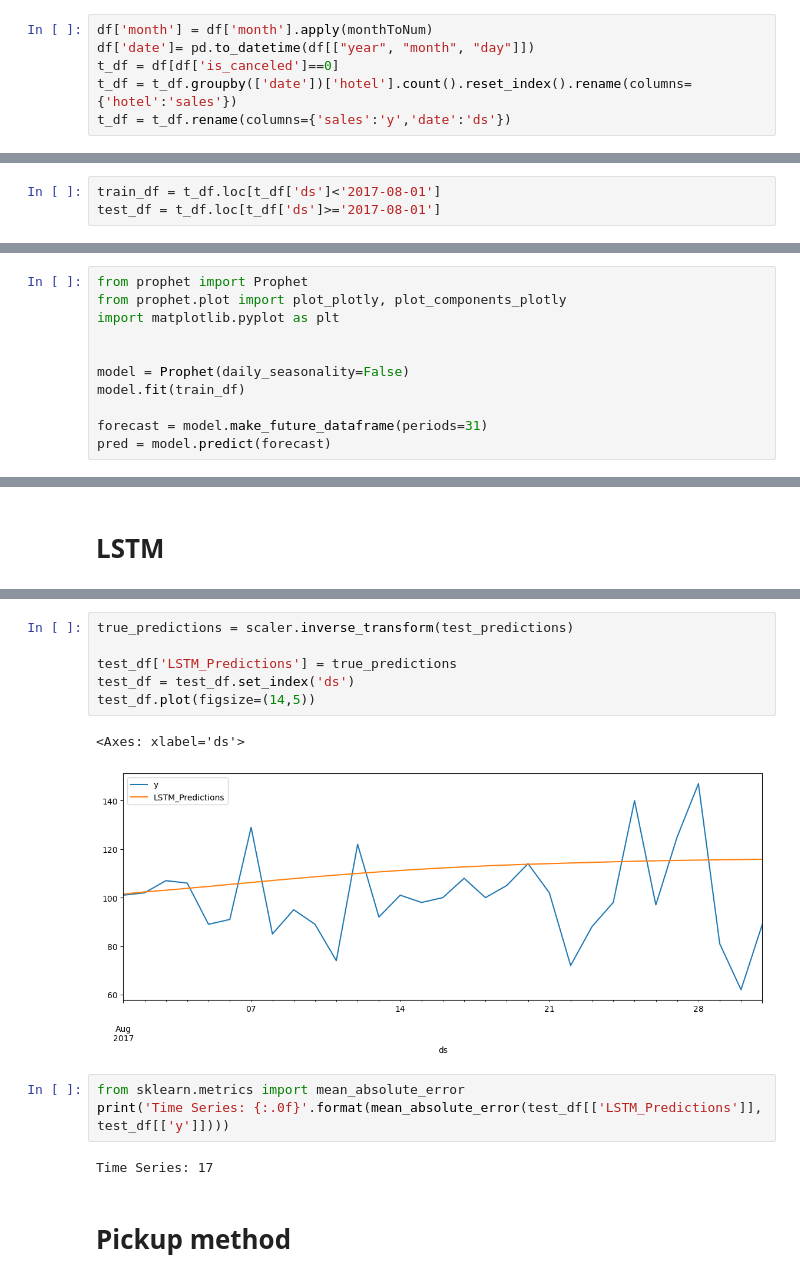
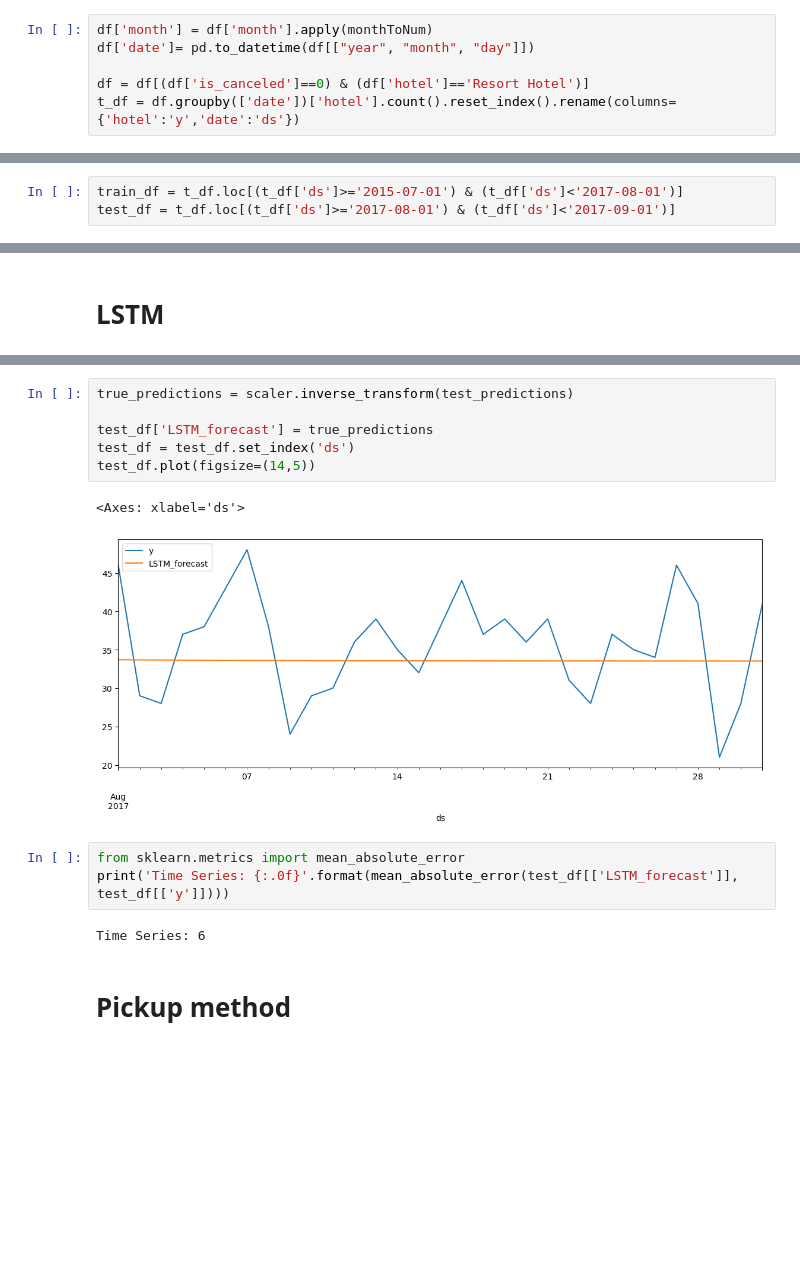
Before and after one commit to yuchenyeh/Machine-Learning-with-Python, a Jupyter notebook: demand_forecast.ipynb, the cells around one changed output, grey strips where cells are left out. Saved outputs shown, nothing was run; the diff lists cells and outputs as text; blank space fills up the shorter version.

Commit message:
update demand forecast

```diff
--- a/demand_forecast.ipynb
+++ b/demand_forecast.ipynb
@@ -47,9 +55,9 @@ def monthToNum(shortMonth):
 # %%
 df['month'] = df['month'].apply(monthToNum)
 df['date']= pd.to_datetime(df[["year", "month", "day"]])
-t_df = df[df['is_canceled']==0]
-t_df = t_df.groupby(['date'])['hotel'].count().reset_index().rename(columns={'hotel':'sales'})
-t_df = t_df.rename(columns={'sales':'y','date':'ds'})
+
+df = df[(df['is_canceled']==0) & (df['hotel']=='Resort Hotel')]
+t_df = df.groupby(['date'])['hotel'].count().reset_index().rename(columns={'hotel':'y','date':'ds'})
 # %%
 import plotly.express as px
 
@@ -64,19 +72,8 @@ t_df['ds'].max()
 # %% [output]
 Timestamp('2017-08-31 00:00:00')
 # %%
-train_df = t_df.loc[t_df['ds']<'2017-08-01']
-test_df = t_df.loc[t_df['ds']>='2017-08-01']
+train_df = t_df.loc[(t_df['ds']>='2015-07-01') & (t_df['ds']<'2017-08-01')]
+test_df = t_df.loc[(t_df['ds']>='2017-08-01') & (t_df['ds']<'2017-09-01')]
 # %%
 fig = px.line(train_df, x="ds", y="y", title='hotel reservations')
 fig.show()
-# %%
-from prophet import Prophet
-from prophet.plot import plot_plotly, plot_components_plotly
-import matplotlib.pyplot as plt
-
-
-model = Prophet(daily_seasonality=False)
-model.fit(train_df)
-
-forecast = model.make_future_dataframe(periods=31)
-pred = model.predict(forecast)
@@ -421,17 +375,17 @@ for i in range(len(test_df)):
 # %%
 true_predictions = scaler.inverse_transform(test_predictions)
 
-test_df['LSTM_Predictions'] = true_predictions
+test_df['LSTM_forecast'] = true_predictions
 test_df = test_df.set_index('ds')
 test_df.plot(figsize=(14,5))
 # %% [output]
 <Axes: xlabel='ds'>
-[figure, old version]
+[figure, new version]
 # %%
 from sklearn.metrics import mean_absolute_error
-print('Time Series: {:.0f}'.format(mean_absolute_error(test_df[['LSTM_Predictions']], test_df[['y']])))
+print('Time Series: {:.0f}'.format(mean_absolute_error(test_df[['LSTM_forecast']], test_df[['y']])))
 # %% [output]
-Time Series: 17
+Time Series: 6
 # %% [markdown]
 # Pickup method
 # %%
```
Also changed, not shown: parts of 46 cells of this notebook, 2 other files.
